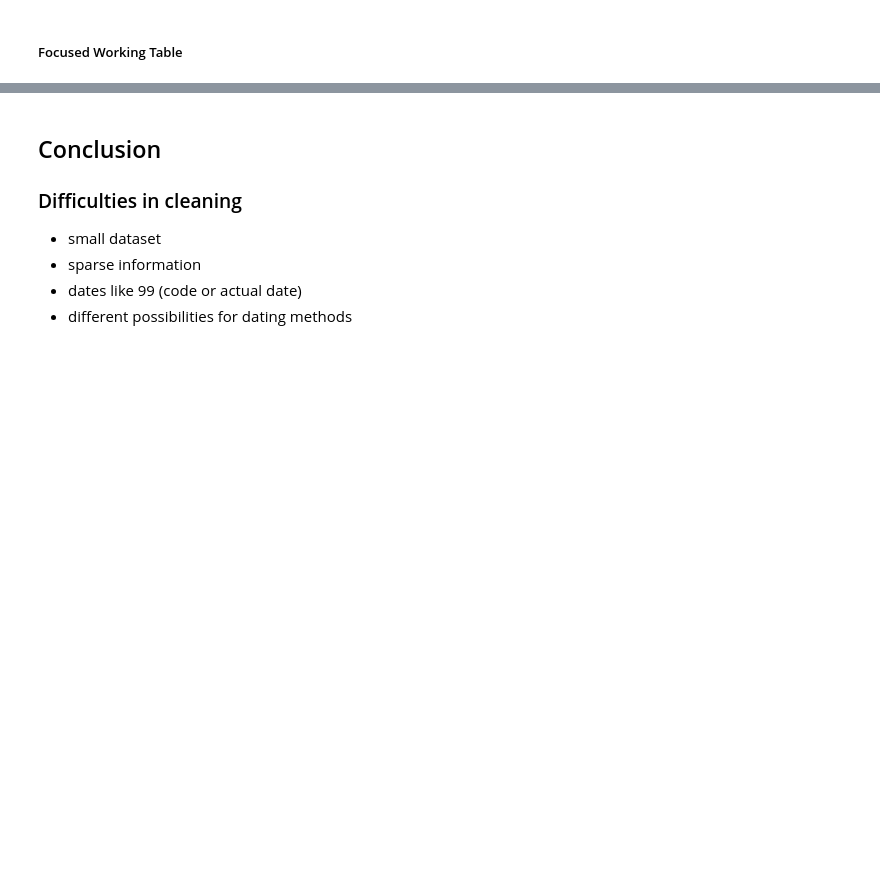
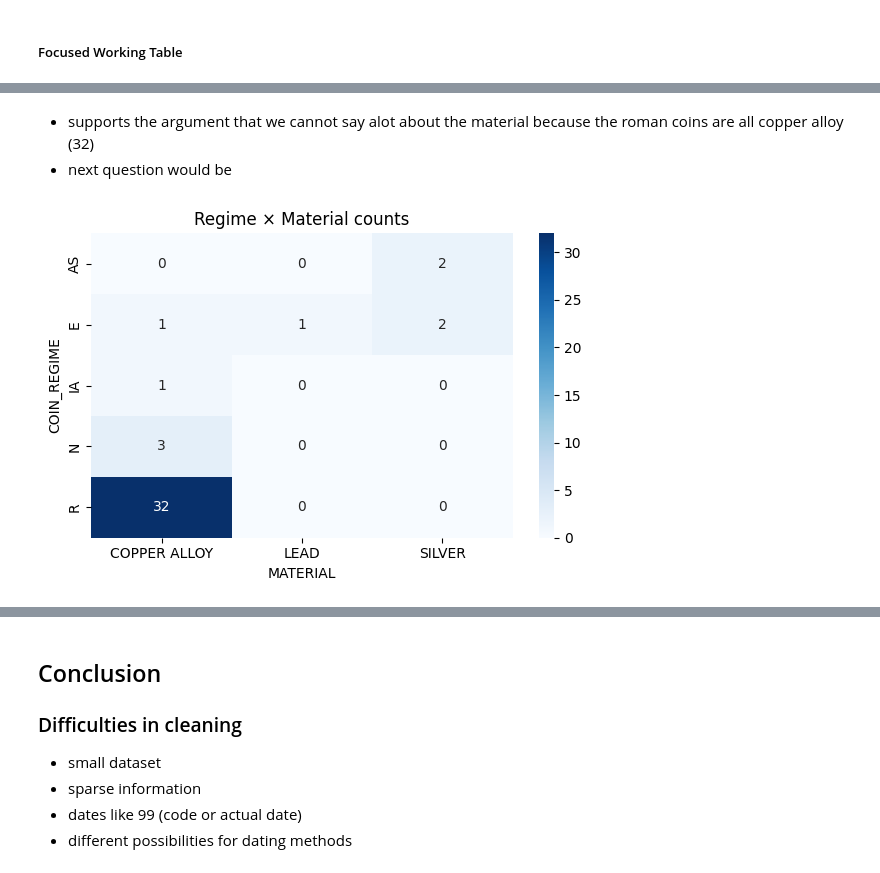
Before and after one commit to berniberniberni/ML_DHC_Conington_Coindata, a Jupyter notebook: notebooks/01_conington_eda_and_cleaning.ipynb, the cells around one changed output, grey strips where cells are left out. Cells and saved outputs as stored; diff of their text form; code cells hidden in the pictures; blank space fills up the shorter version.

```diff
--- a/notebooks/01_conington_eda_and_cleaning.ipynb
+++ b/notebooks/01_conington_eda_and_cleaning.ipynb
@@ -109,0 +171,12 @@ memory usage: 10.7+ KB
+# %% [markdown]
+- supports the argument that we cannot say alot about the material because the roman coins are all copper alloy (32)
+- next question would be
+# %%
+ct = pd.crosstab(coins["COIN_REGIME"], coins["MATERIAL"])
+plt.figure(figsize=(6,4))
+sns.heatmap(ct, annot=True, fmt="d", cmap="Blues")
+plt.title("Regime × Material counts")
+plt.tight_layout()
+plt.show()
+# %% [output]
+[figure, added]
```
Also changed, not shown: parts of 32 cells of this notebook.
